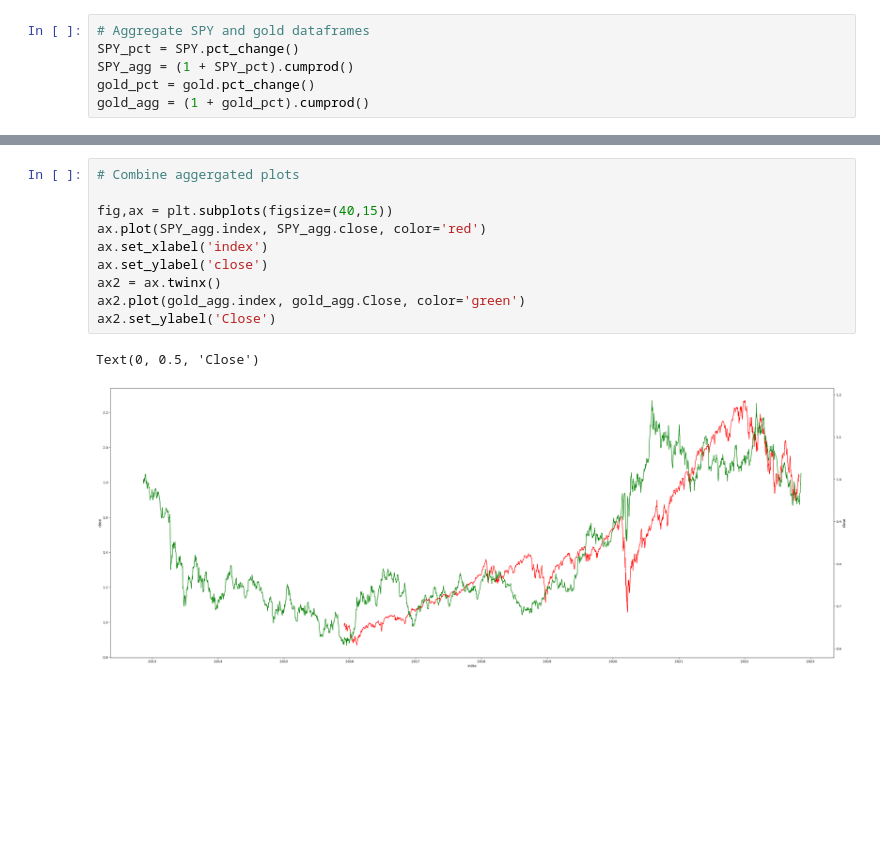
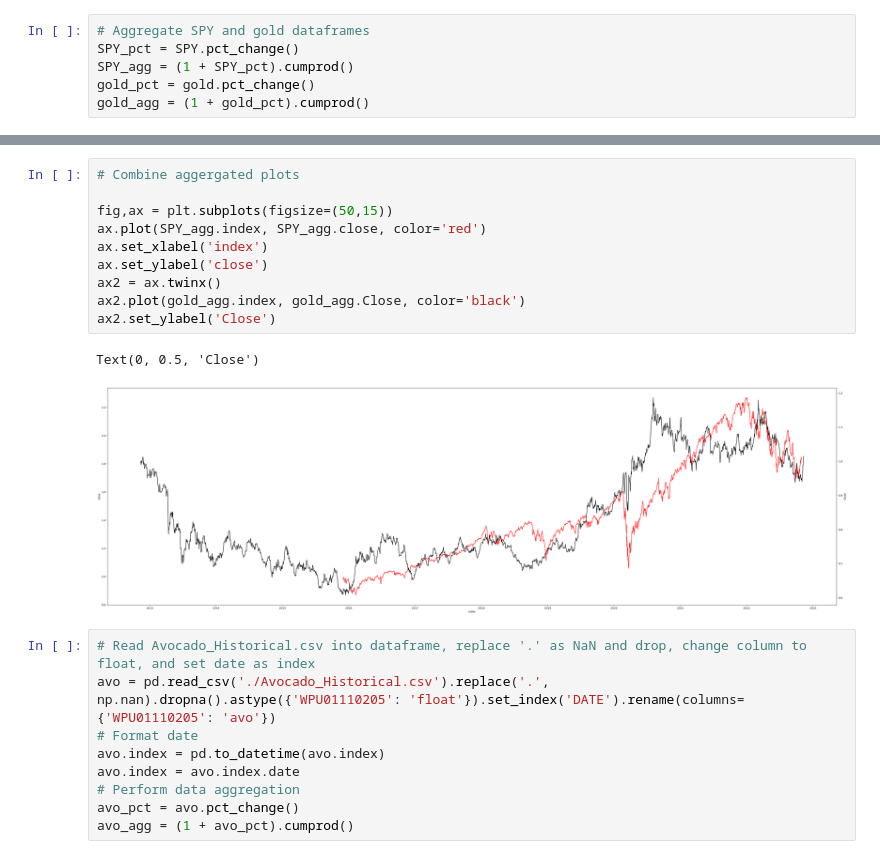
Before and after one commit to Olegreg762/group_project_1, a Jupyter notebook: BTC analysis.ipynb, the cells around one changed output, grey strips where cells are left out. Drawn from its saved outputs; the diff is of its cells as text; blank space fills up the shorter version.

Commit message:
add avocado csv adn chart

```diff
--- a/BTC analysis.ipynb
+++ b/BTC analysis.ipynb
@@ -171,13 +108,22 @@ SPY_plot_agg
 # %%
 # Combine aggergated plots
 
-fig,ax = plt.subplots(figsize=(40,15))
+fig,ax = plt.subplots(figsize=(50,15))
 ax.plot(SPY_agg.index, SPY_agg.close, color='red')
 ax.set_xlabel('index')
 ax.set_ylabel('close')
 ax2 = ax.twinx()
-ax2.plot(gold_agg.index, gold_agg.Close, color='green')
+ax2.plot(gold_agg.index, gold_agg.Close, color='black')
 ax2.set_ylabel('Close')
 # %% [output]
 Text(0, 0.5, 'Close')
-[figure, old version]
+[figure, new version]
+# %%
+# Read Avocado_Historical.csv into dataframe, replace '.' as NaN and drop, change column to float, and set date as index
+avo = pd.read_csv('./Avocado_Historical.csv').replace('.', np.nan).dropna().astype({'WPU01110205': 'float'}).set_index('DATE').rename(columns={'WPU01110205': 'avo'})
+# Format date
+avo.index = pd.to_datetime(avo.index)
+avo.index = avo.index.date
+# Perform data aggregation
+avo_pct = avo.pct_change()
+avo_agg = (1 + avo_pct).cumprod()
```
Also changed, not shown: parts of 6 cells of this notebook, 1 other file.
